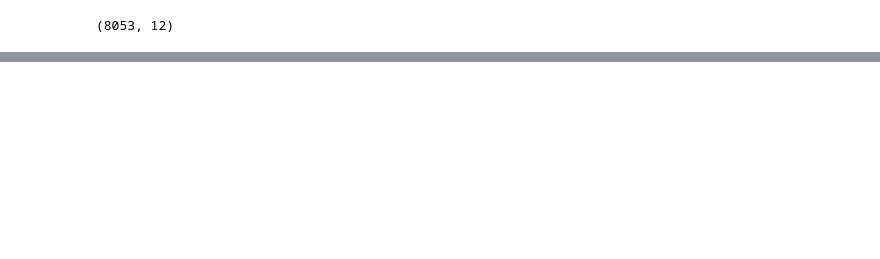
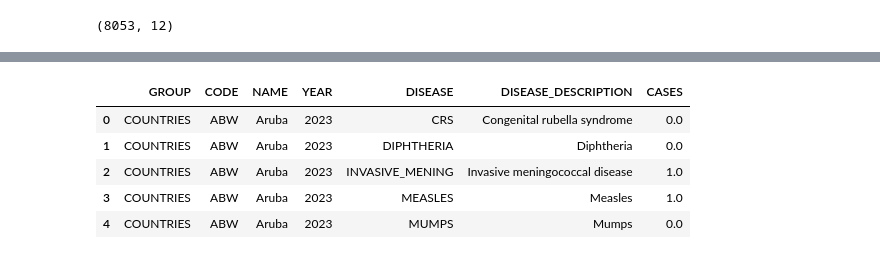
Before and after one commit to Pujakumari1202/Vaccination--Project-2-, a Jupyter notebook: Vaccination file.ipynb, the cells around one changed output, grey strips where cells are left out. Cells and saved outputs as stored; diff of their text form; code cells hidden in the pictures; blank space fills up the shorter version.

```diff
--- a/Vaccination file.ipynb
+++ b/Vaccination file.ipynb
@@ -175,0 +211,9 @@ print("\n✅ All datasets cleaned and saved successfully!")
+# %%
+df3_clean.head()
+# %% [output]
+|  | GROUP | CODE | NAME | YEAR | DISEASE | DISEASE_DESCRIPTION | CASES |
+| 0 | COUNTRIES | ABW | Aruba | 2023 | CRS | Congenital rubella syndrome | 0.0 |
+| 1 | COUNTRIES | ABW | Aruba | 2023 | DIPHTHERIA | Diphtheria | 0.0 |
+| 2 | COUNTRIES | ABW | Aruba | 2023 | INVASIVE_MENING | Invasive meningococcal disease | 1.0 |
+| 3 | COUNTRIES | ABW | Aruba | 2023 | MEASLES | Measles | 1.0 |
+| 4 | COUNTRIES | ABW | Aruba | 2023 | MUMPS | Mumps | 0.0 |
```
Also changed, not shown: parts of 8 cells of this notebook.
